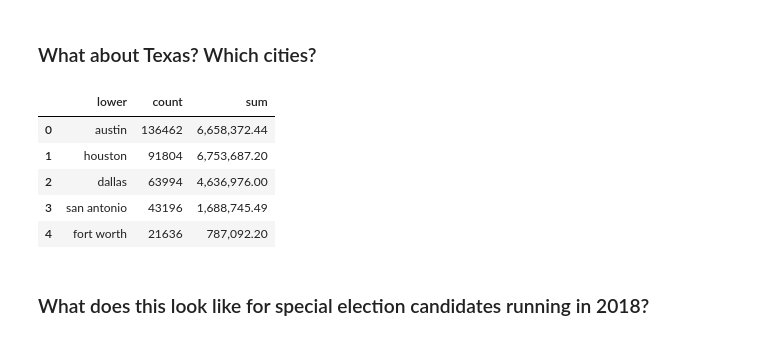
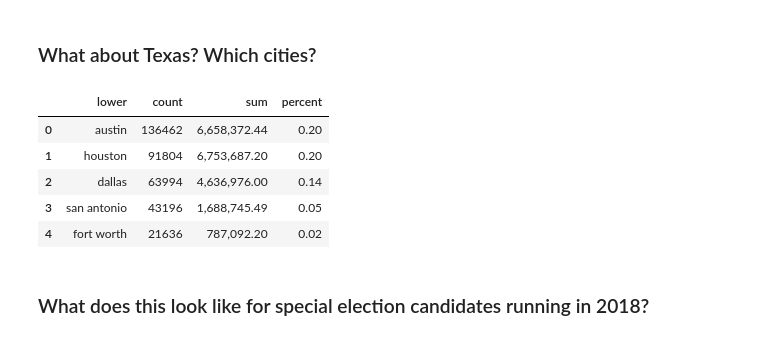
Before and after one commit to PublicI/actblue-analysis, a Jupyter notebook: analysis.ipynb, the cells around one changed output. Drawn from its saved outputs; the diff is of its cells as text; code cells hidden in the pictures.

```diff
--- a/analysis.ipynb
+++ b/analysis.ipynb
@@ -1388,27 +1459,30 @@ pd.pivot_table(contrib_flow_14[~contrib_flow_14['in']], values='sum', index=['bl
 # %%
 actblue_texas_cities = read_or_save(
     'actblue_texas_cities',
     lambda: pd.read_sql("""
     SELECT lower(contributor_city),
            count(*) AS COUNT,
            sum(contribution_amount) AS SUM
     FROM actblue_contribs
     WHERE contributor_state = 'TX'
       AND extract(YEAR
                   FROM contribution_date) > 2017
       AND beneficiary_candidate_office IN ('H','S')
     GROUP BY lower(contributor_city)
     ORDER BY COUNT DESC
     """, con=conn)
 )
+
+actblue_texas_cities['percent'] = actblue_texas_cities['sum']/actblue_texas_cities['sum'].sum()
+
 actblue_texas_cities.head(5)
 # %% [output]
-|  | lower | count | sum |
-| 0 | austin | 136462 | 6,658,372.44 |
-| 1 | houston | 91804 | 6,753,687.20 |
-| 2 | dallas | 63994 | 4,636,976.00 |
-| 3 | san antonio | 43196 | 1,688,745.49 |
-| 4 | fort worth | 21636 | 787,092.20 |
+|  | lower | count | sum | percent |
+| 0 | austin | 136462 | 6,658,372.44 | 0.20 |
+| 1 | houston | 91804 | 6,753,687.20 | 0.20 |
+| 2 | dallas | 63994 | 4,636,976.00 | 0.14 |
+| 3 | san antonio | 43196 | 1,688,745.49 | 0.05 |
+| 4 | fort worth | 21636 | 787,092.20 | 0.02 |
 # %% [markdown]
 ### What does this look like for special election candidates running in 2018?
 # %%
```
Also changed, not shown: parts of 14 cells of this notebook, 7 other files.
